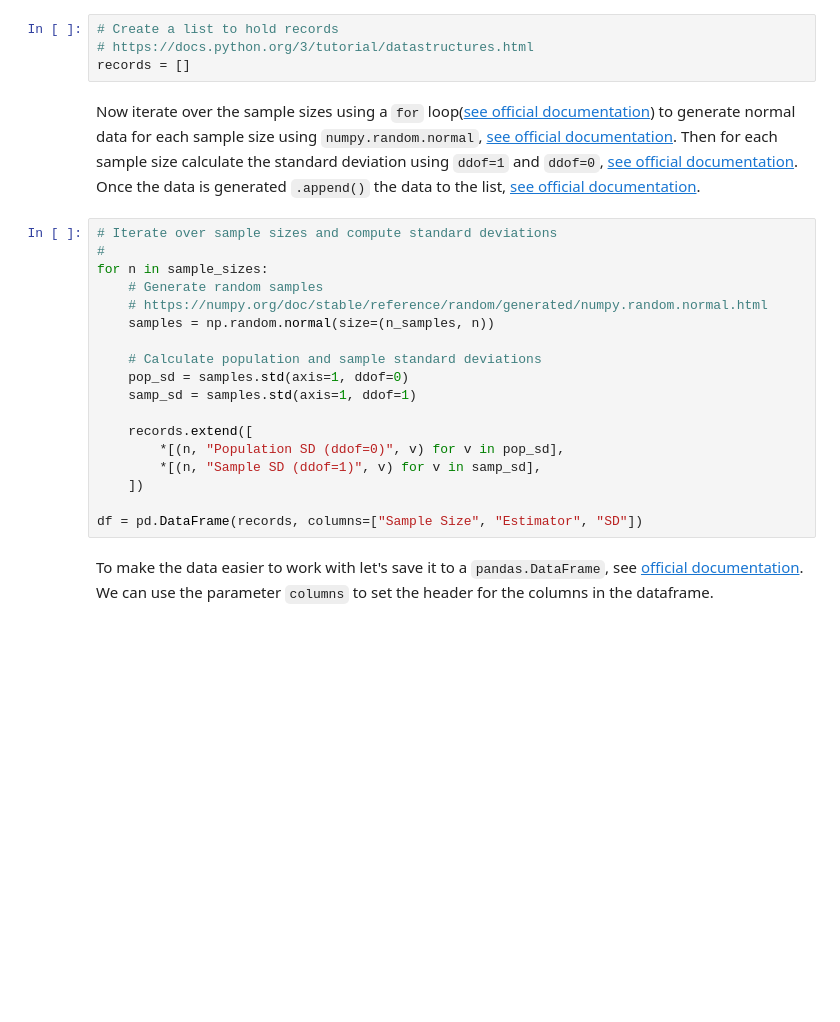
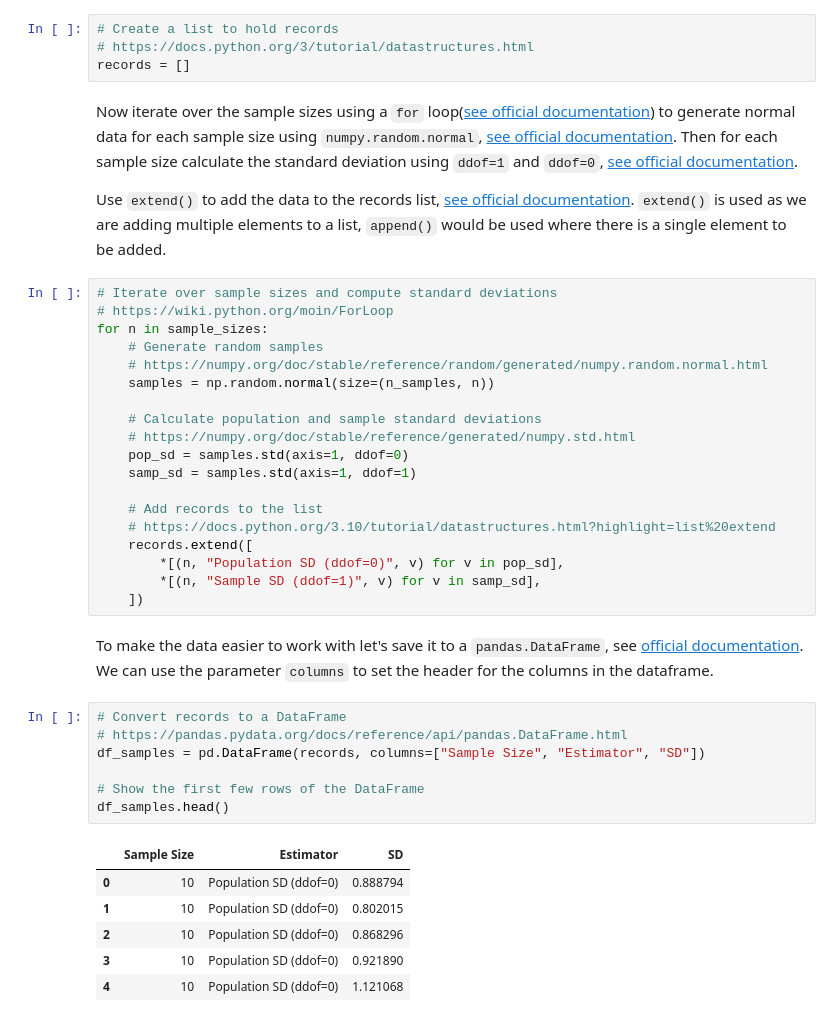
Before and after one commit to kknb1982/applied_statistics, a Jupyter notebook: problems.ipynb, the cells around one changed output. Drawn from its saved outputs; the diff is of its cells as text; blank space fills up the shorter version.

```diff
--- a/problems.ipynb
+++ b/problems.ipynb
@@ -742,24 +746,41 @@ Create a blank `list` to hold the information, see [official documentation](http
 # https://docs.python.org/3/tutorial/datastructures.html
 records = []
 # %% [markdown]
-Now iterate over the sample sizes using a `for` loop([see official documentation](https://wiki.python.org/moin/ForLoop)) to generate normal data for each sample size using `numpy.random.normal`,  [see official documentation](https://numpy.org/doc/stable/reference/random/generated/numpy.random.normal.html). Then for each sample size calculate the standard deviation using `ddof=1` and `ddof=0`, [see official documentation](https://numpy.org/doc/stable/reference/generated/numpy.std.html). Once the data is generated `.append()` the data to the list, [see official documentation](https://docs.python.org/3/tutorial/datastructures.html).
+Now iterate over the sample sizes using a `for` loop([see official documentation](https://wiki.python.org/moin/ForLoop)) to generate normal data for each sample size using `numpy.random.normal`,  [see official documentation](https://numpy.org/doc/stable/reference/random/generated/numpy.random.normal.html). Then for each sample size calculate the standard deviation using `ddof=1` and `ddof=0`, [see official documentation](https://numpy.org/doc/stable/reference/generated/numpy.std.html).
+
+Use `extend()` to add the data to the records list, [see official documentation](https://docs.python.org/3.10/tutorial/datastructures.html?highlight=list%20extend). `extend()` is used as we are adding multiple elements to a list, `append()` would be used where there is a single element to be added.
 # %%
 # Iterate over sample sizes and compute standard deviations
-#
+# https://wiki.python.org/moin/ForLoop
 for n in sample_sizes:
     # Generate random samples
     # https://numpy.org/doc/stable/reference/random/generated/numpy.random.normal.html
     samples = np.random.normal(size=(n_samples, n))
 
     # Calculate population and sample standard deviations
+    # https://numpy.org/doc/stable/reference/generated/numpy.std.html
     pop_sd = samples.std(axis=1, ddof=0)
     samp_sd = samples.std(axis=1, ddof=1)
 
+    # Add records to the list
+    # https://docs.python.org/3.10/tutorial/datastructures.html?highlight=list%20extend
     records.extend([
         *[(n, "Population SD (ddof=0)", v) for v in pop_sd],
         *[(n, "Sample SD (ddof=1)", v) for v in samp_sd],
     ])
-
-df = pd.DataFrame(records, columns=["Sample Size", "Estimator", "SD"])
 # %% [markdown]
 To make the data easier to work with let's save it to a `pandas.DataFrame`, see [official documentation](https://pandas.pydata.org/docs/reference/api/pandas.DataFrame.html). We can use the parameter `columns` to set the header for the columns in the dataframe.
+# %%
+# Convert records to a DataFrame
+# https://pandas.pydata.org/docs/reference/api/pandas.DataFrame.html
+df_samples = pd.DataFrame(records, columns=["Sample Size", "Estimator", "SD"])
+
+# Show the first few rows of the DataFrame
+df_samples.head()
+# %% [output]
+|  | Sample Size | Estimator | SD |
+| 0 | 10 | Population SD (ddof=0) | 0.888794 |
+| 1 | 10 | Population SD (ddof=0) | 0.802015 |
+| 2 | 10 | Population SD (ddof=0) | 0.868296 |
+| 3 | 10 | Population SD (ddof=0) | 0.921890 |
+| 4 | 10 | Population SD (ddof=0) | 1.121068 |
```
Also changed, not shown: parts of 58 cells of this notebook.
